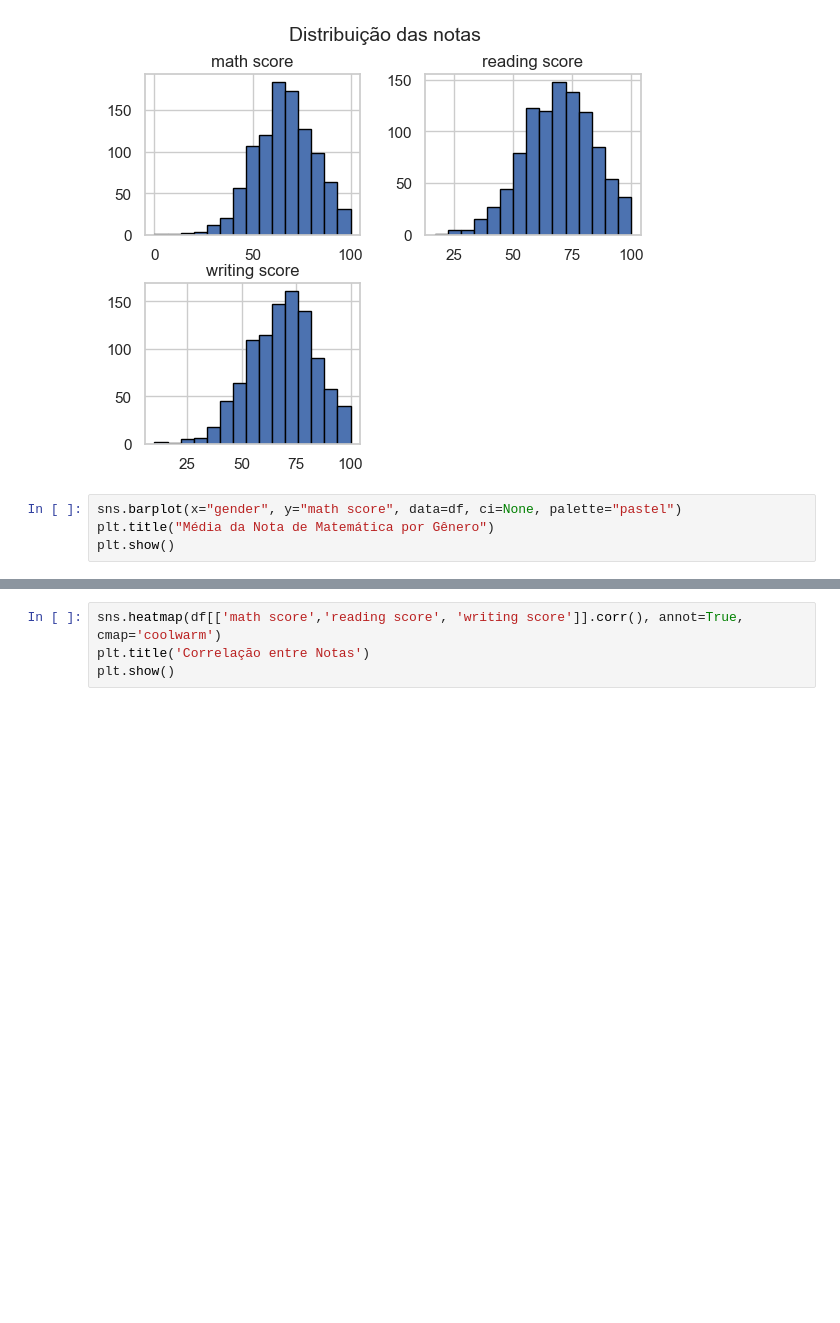
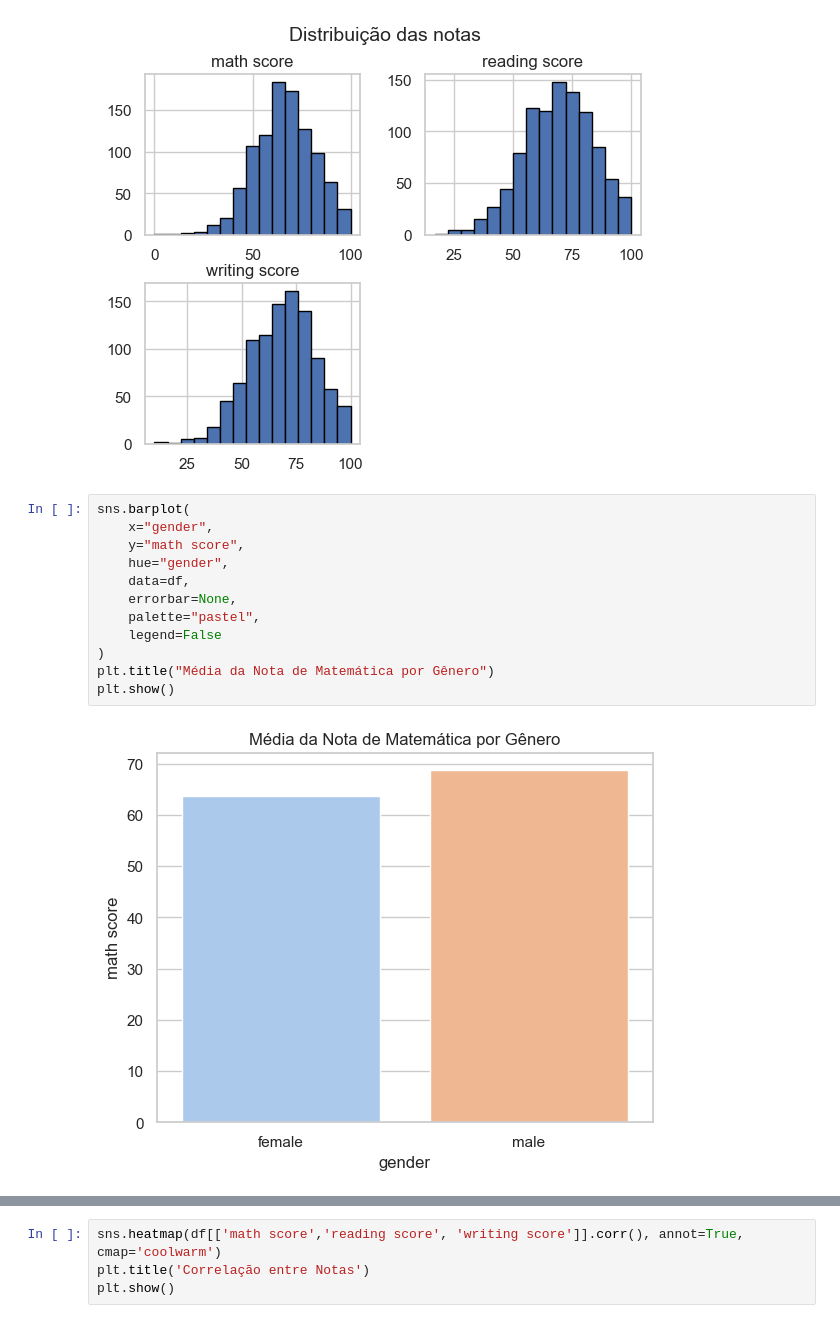
Before and after one commit to pablomigueldias/machine-learning-projects, a Jupyter notebook: projeto_01_previsao_notas/notebook/previsao_notas.ipynb, the cells around one changed output, grey strips where cells are left out. Drawn from its saved outputs; the diff is of its cells as text; blank space fills up the shorter version.

```diff
--- a/projeto_01_previsao_notas/notebook/previsao_notas.ipynb
+++ b/projeto_01_previsao_notas/notebook/previsao_notas.ipynb
@@ -77,7 +77,17 @@ plt.show()
 # %% [output]
 [figure]
 # %%
-sns.barplot(x="gender", y="math score", data=df, ci=None, palette="pastel")
+sns.barplot(
+    x="gender",
+    y="math score",
+    hue="gender",
+    data=df,
+    errorbar=None,
+    palette="pastel",
+    legend=False
+)
 plt.title("Média da Nota de Matemática por Gênero")
 plt.show()
+# %% [output]
+[figure, added]
 # %%
```
Also changed, not shown: parts of 2 cells of this notebook.
